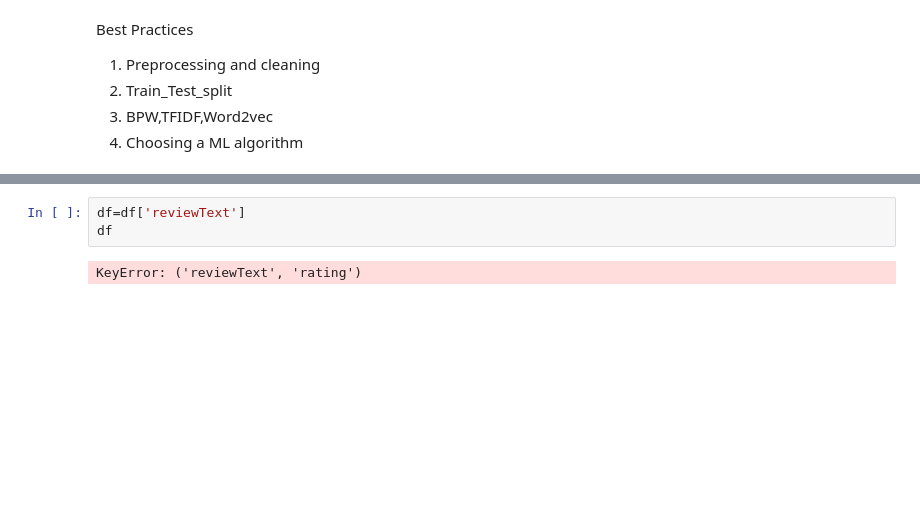
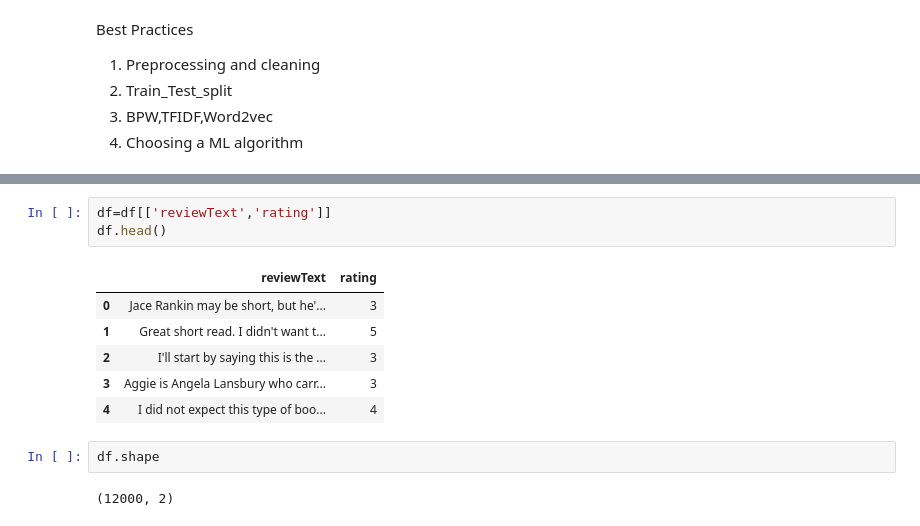
Before and after one commit to Art3mis20726/Kindle_review_sentiment_analysis, a Jupyter notebook: imp.ipynb, the cells around one changed output, grey strips where cells are left out. Saved outputs shown, nothing was run; the diff lists cells and outputs as text; blank space fills up the shorter version.

```diff
--- a/imp.ipynb
+++ b/imp.ipynb
@@ -16,7 +41,16 @@ df.head()
 | 3 | 3 | 7038 | B002QHWOEU | [1, 3] | 3 | Aggie is Angela Lansbury who carr... | 07 5, 2014 | AC4OQW3GZ919J | Cleargrace | ... |
 | 4 | 4 | 1776 | B001A06VJ8 | [0, 1] | 4 | I did not expect this type of boo... | 12 31, 2012 | A3C9V987IQHOQD | Rjostler | ... |
 # %%
-df=df['reviewText']
-df
+df=df[['reviewText','rating']]
+df.head()
 # %% [output]
-KeyError: ('reviewText', 'rating')
+|  | reviewText | rating |
+| 0 | Jace Rankin may be short, but he'... | 3 |
+| 1 | Great short read. I didn't want t... | 5 |
+| 2 | I'll start by saying this is the ... | 3 |
+| 3 | Aggie is Angela Lansbury who carr... | 3 |
+| 4 | I did not expect this type of boo... | 4 |
+# %%
+df.shape
+# %% [output]
+(12000, 2)
```
Also changed, not shown: parts of 16 cells of this notebook.
